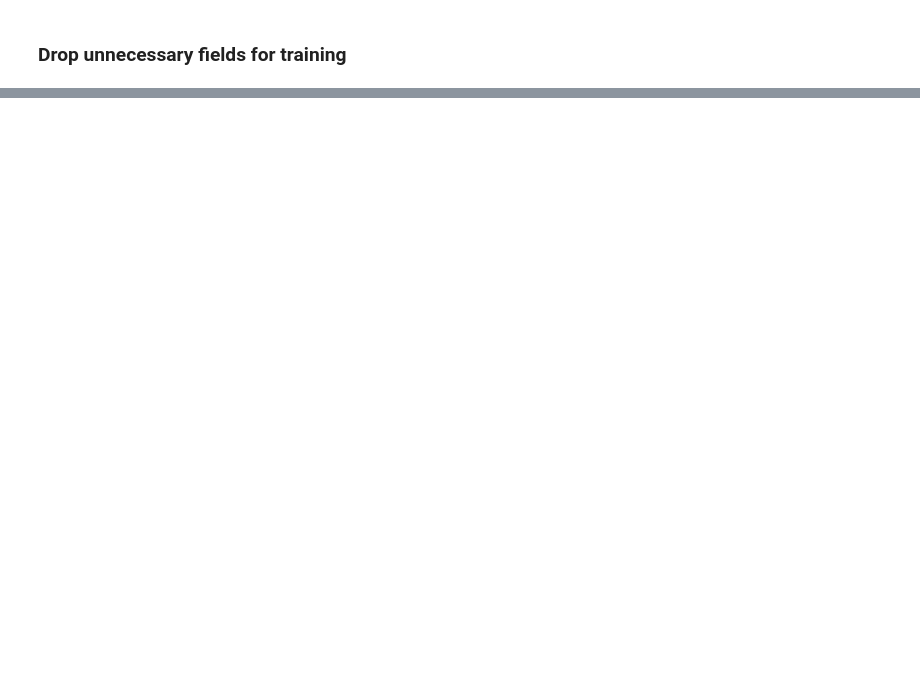
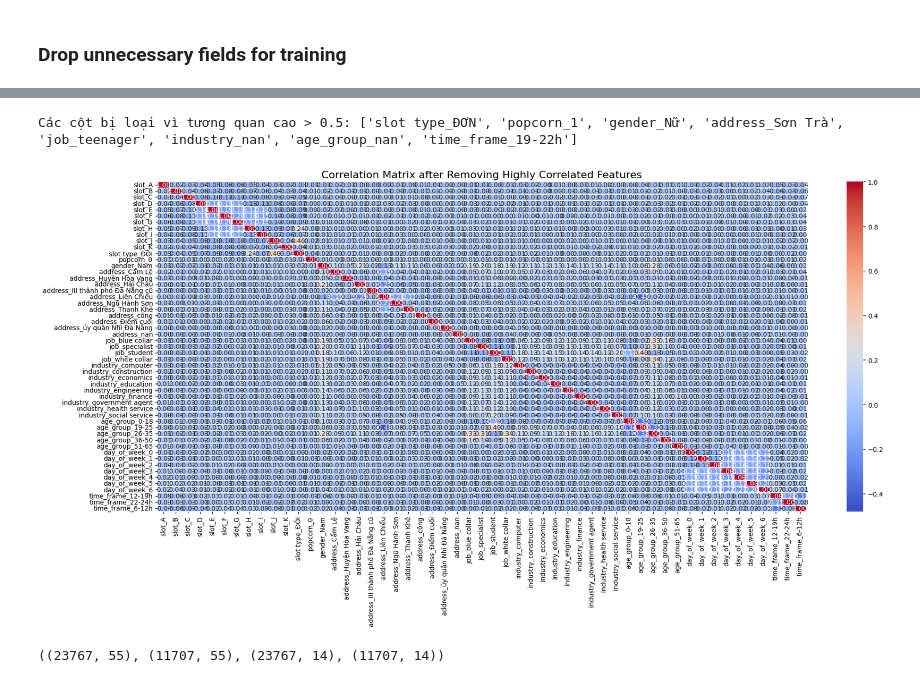
Before and after one commit to bobaonhan123/movie_gerne_prediction, a Jupyter notebook: src/generate_training_data.ipynb, the cells around one changed output, grey strips where cells are left out. Cells and saved outputs as stored; diff of their text form; code cells hidden in the pictures; blank space fills up the shorter version.

```diff
--- a/src/generate_training_data.ipynb
+++ b/src/generate_training_data.ipynb
@@ -28,0 +82,8 @@ new_data.head()
+# %%
+# Convert the 'time' column (e.g., "18:15:00") to datetime and extract the hour
+new_data['time'] = pd.to_datetime(new_data['time'], format='%H:%M:%S')
+new_data['time_frame'] = pd.cut(new_data['time'].dt.hour,
+                                bins=[0, 6, 12, 19, 22, 24],
+                                right=False,
+                                labels=['0-6h', '6-12h', '12-19h', '19-22h', '22-24h'])
+new_data['time_frame'].head()
@@ -28,0 +156,60 @@ new_data.head()
+# %%
+import numpy as np
+import seaborn as sns
+import matplotlib.pyplot as plt
+
+# Bước 1: Lấy numerical columns ban đầu
+numerical_columns = encoded_df.select_dtypes(include=[np.number]).columns
+
+# Bước 2: Tính ma trận tương quan
+correlation_matrix = encoded_df[numerical_columns].corr().abs()
+
+# Bước 3: Lấy upper triangle
+upper_triangle = correlation_matrix.where(np.triu(np.ones(correlation_matrix.shape), k=1).astype(bool))
+
+# Bước 4: Tìm các cột có tương quan cao tuyệt đối > 0.5
+to_drop = [column for column in upper_triangle.columns if any(upper_triangle[column] > 0.5)]
+
+print(f"Các cột bị loại vì tương quan cao > 0.5: {to_drop}")
+
+# Bước 5: Loại bỏ các cột này khỏi DataFrame
+encoded_df = encoded_df.drop(columns=to_drop)
+
+# ❗❗ Bước 6: Cập nhật lại numerical_columns sau khi drop
+numerical_columns = encoded_df.select_dtypes(include=[np.number]).columns
+
+# Bước 7: Vẽ lại heatmap với ma trận mới
+correlation_matrix = encoded_df[numerical_columns].corr()
+
+plt.figure(figsize=(20, 10))
+sns.heatmap(correlation_matrix, annot=True, cmap='coolwarm', fmt=".2f", linewidths=0.2)
+plt.title('Correlation Matrix after Removing Highly Correlated Features', fontsize=16)
+plt.tight_layout()
+plt.show()
+# %% [output]
+Các cột bị loại vì tương quan cao > 0.5: ['slot type_ĐƠN', 'popcorn_1', 'gender_Nữ', 'address_Sơn Trà', 'job_teenager', 'industry_nan', 'age_group_nan', 'time_frame_19-22h']
+[figure, added]
+# %%
+# ----- 4. GỘP DỮ LIỆU ĐẦU VÀO -----
+# Loại bỏ day_of_week khỏi num_cols vì đã được one-hot encoded
+num_cols = ['total', 'ticket price']
+numerical_df = new_data[num_cols].reset_index(drop=True)
+numerical_df
+
+X = pd.concat([numerical_df, encoded_df.reset_index(drop=True)], axis=1)
+
+# ----- 5. CHUYỂN `genres` SANG MULTI-LABEL -----
+new_data['genres_list'] = new_data['genres'].str.split(',')
+mlb = MultiLabelBinarizer()
+Y = pd.DataFrame(mlb.fit_transform(new_data['genres_list']), columns=mlb.classes_)
+
+# ----- 6. CHIA TRAIN/TEST -----
+X_train, X_test, Y_train, Y_test = train_test_split(X, Y,
+                                                    test_size=0.33,
+                                                    random_state=42)
+X_train.shape, X_test.shape, Y_train.shape, Y_test.shape
+
+# Note: We now have both ticket-level and customer-level data prepared
+# The customer-level approach using probabilities is likely to be more effective
+# %% [output]
+((23767, 55), (11707, 55), (23767, 14), (11707, 14))
```
Also changed, not shown: parts of 11 cells of this notebook, 9 other files.
